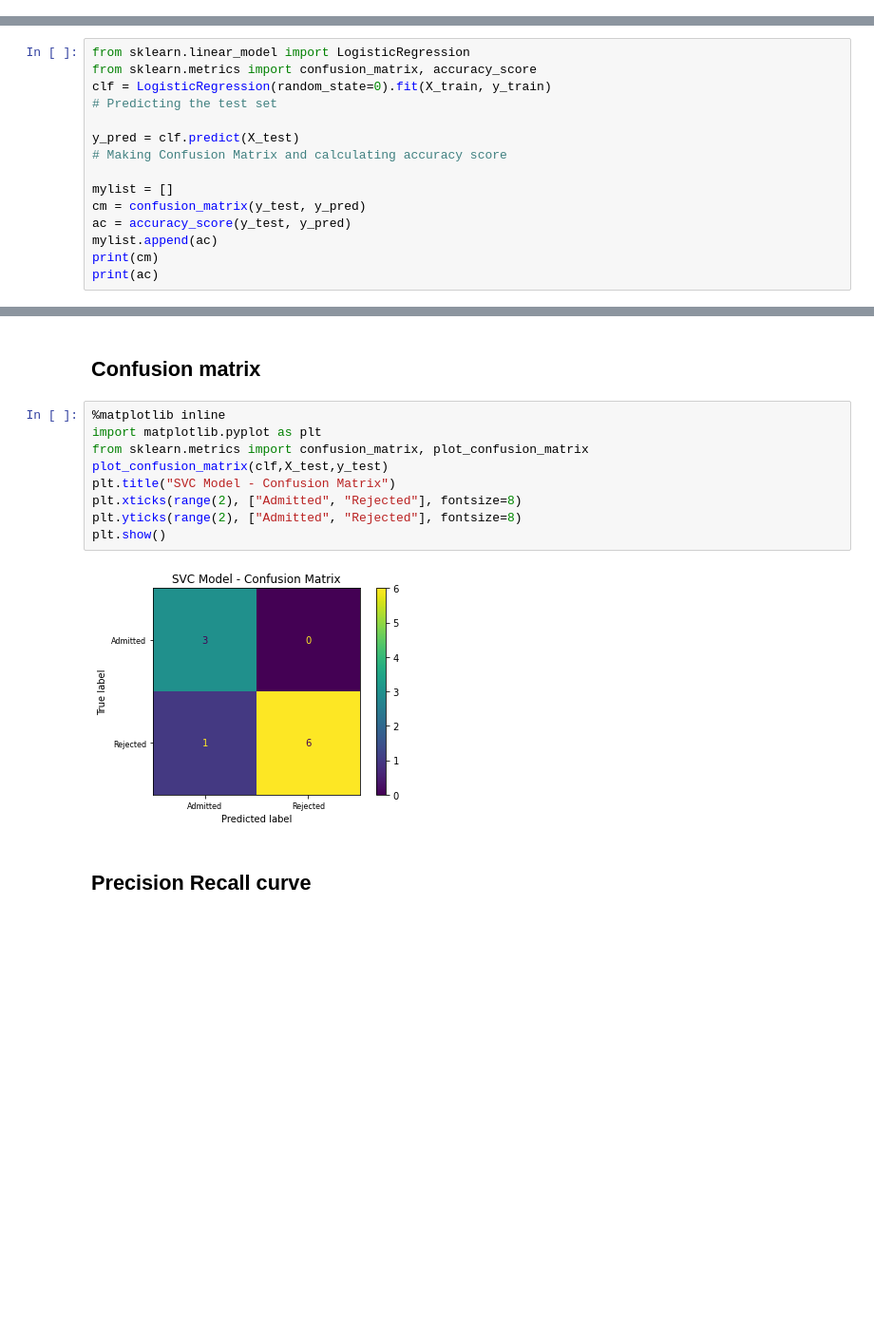
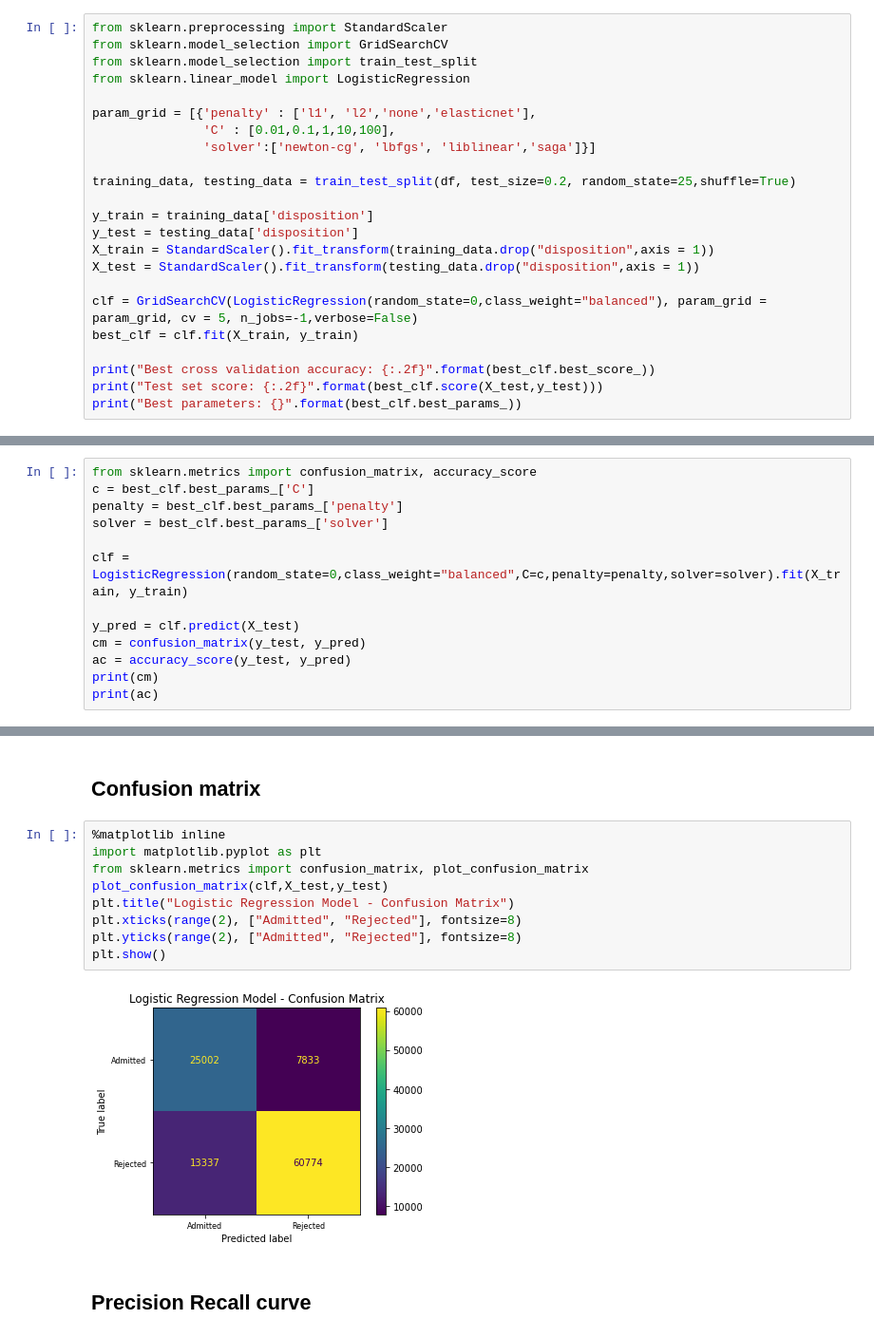
Before and after one commit to yuxuanwu17/02718-Emergency-department-ED-ML-Prediction, a Jupyter notebook: preprocessing/data_preprocessing.ipynb, the cells around one changed output, grey strips where cells are left out. Shown at 95% size. Cells and saved outputs as stored; diff of their text form; blank space fills up the shorter version.

```diff
--- a/preprocessing/data_preprocessing.ipynb
+++ b/preprocessing/data_preprocessing.ipynb
@@ -97,0 +71,23 @@ X_test = np.array(X_test)[:10,]
+# %%
+from sklearn.preprocessing import StandardScaler
+from sklearn.model_selection import GridSearchCV
+from sklearn.model_selection import train_test_split
+from sklearn.linear_model import LogisticRegression
+
+param_grid = [{'penalty' : ['l1', 'l2','none','elasticnet'],
+               'C' : [0.01,0.1,1,10,100],
+               'solver':['newton-cg', 'lbfgs', 'liblinear','saga']}]
+
+training_data, testing_data = train_test_split(df, test_size=0.2, random_state=25,shuffle=True)
+
+y_train = training_data['disposition']
+y_test = testing_data['disposition']
+X_train = StandardScaler().fit_transform(training_data.drop("disposition",axis = 1))
+X_test = StandardScaler().fit_transform(testing_data.drop("disposition",axis = 1))
+
+clf = GridSearchCV(LogisticRegression(random_state=0,class_weight="balanced"), param_grid = param_grid, cv = 5, n_jobs=-1,verbose=False)
+best_clf = clf.fit(X_train, y_train)
+
+print("Best cross validation accuracy: {:.2f}".format(best_clf.best_score_))
+print("Test set score: {:.2f}".format(best_clf.score(X_test,y_test)))
+print("Best parameters: {}".format(best_clf.best_params_))
@@ -98,16 +112,14 @@ X_test = np.array(X_test)[:10,]
 # %%
-from sklearn.linear_model import LogisticRegression
 from sklearn.metrics import confusion_matrix, accuracy_score
-clf = LogisticRegression(random_state=0).fit(X_train, y_train)
-# Predicting the test set
+c = best_clf.best_params_['C']
+penalty = best_clf.best_params_['penalty']
+solver = best_clf.best_params_['solver']
+
+clf = LogisticRegression(random_state=0,class_weight="balanced",C=c,penalty=penalty,solver=solver).fit(X_train, y_train)
 
 y_pred = clf.predict(X_test)
-# Making Confusion Matrix and calculating accuracy score
-
-mylist = []
 cm = confusion_matrix(y_test, y_pred)
 ac = accuracy_score(y_test, y_pred)
-mylist.append(ac)
 print(cm)
 print(ac)
 # %% [output]
@@ -149,14 +134,14 @@ print("Forth finished")
 # %%
 %matplotlib inline
 import matplotlib.pyplot as plt
 from sklearn.metrics import confusion_matrix, plot_confusion_matrix
 plot_confusion_matrix(clf,X_test,y_test)
-plt.title("SVC Model - Confusion Matrix")
+plt.title("Logistic Regression Model - Confusion Matrix")
 plt.xticks(range(2), ["Admitted", "Rejected"], fontsize=8)
 plt.yticks(range(2), ["Admitted", "Rejected"], fontsize=8)
 plt.show()
 # %% [output]
-[figure, old version]
+[figure, new version]
 # %% [markdown]
 ## Precision Recall curve
 # %%
```
Also changed, not shown: parts of 17 cells of this notebook, 1 other file.
